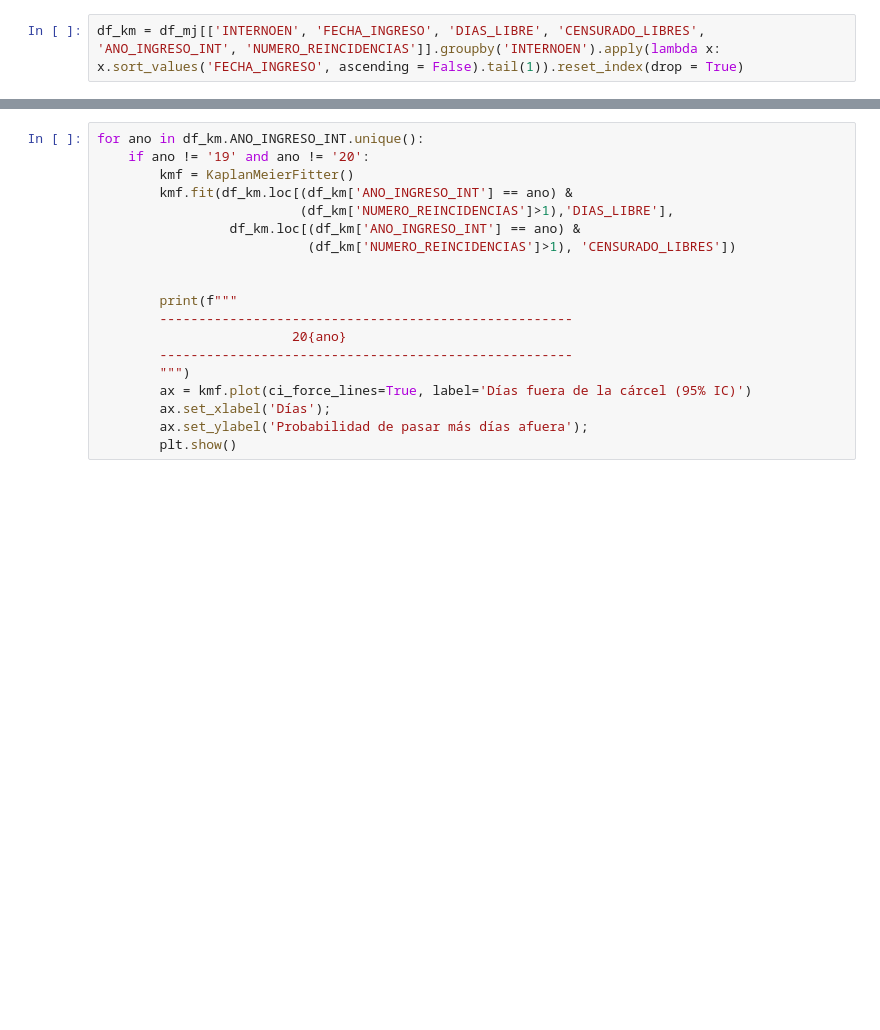
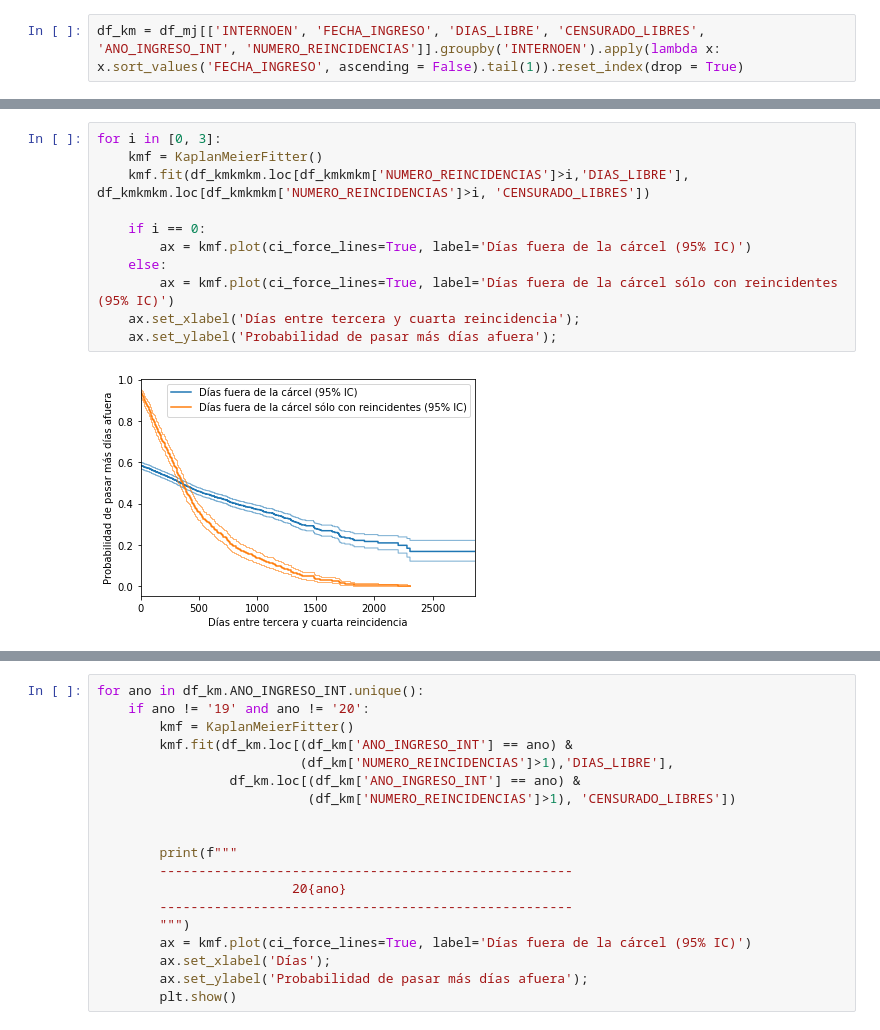
Before and after one commit to sagilar/ds4a-team6, a Jupyter notebook: TIME_ANALYSIS_project_notebook_minjusticia.ipynb, the cells around one changed output, grey strips where cells are left out. Cells and saved outputs as stored; diff of their text form; blank space fills up the shorter version.

```diff
--- a/TIME_ANALYSIS_project_notebook_minjusticia.ipynb
+++ b/TIME_ANALYSIS_project_notebook_minjusticia.ipynb
@@ -357,0 +400,13 @@ for i in [0, 1]:
+# %%
+for i in [0, 3]:
+    kmf = KaplanMeierFitter()
+    kmf.fit(df_kmkmkm.loc[df_kmkmkm['NUMERO_REINCIDENCIAS']>i,'DIAS_LIBRE'], df_kmkmkm.loc[df_kmkmkm['NUMERO_REINCIDENCIAS']>i, 'CENSURADO_LIBRES'])
+
+    if i == 0:
+        ax = kmf.plot(ci_force_lines=True, label='Días fuera de la cárcel (95% IC)')
+    else:
+        ax = kmf.plot(ci_force_lines=True, label='Días fuera de la cárcel sólo con reincidentes (95% IC)')
+    ax.set_xlabel('Días entre tercera y cuarta reincidencia');
+    ax.set_ylabel('Probabilidad de pasar más días afuera');
+# %% [output]
+[figure, added]
```
Also changed, not shown: parts of 17 cells of this notebook, 26 other files.
